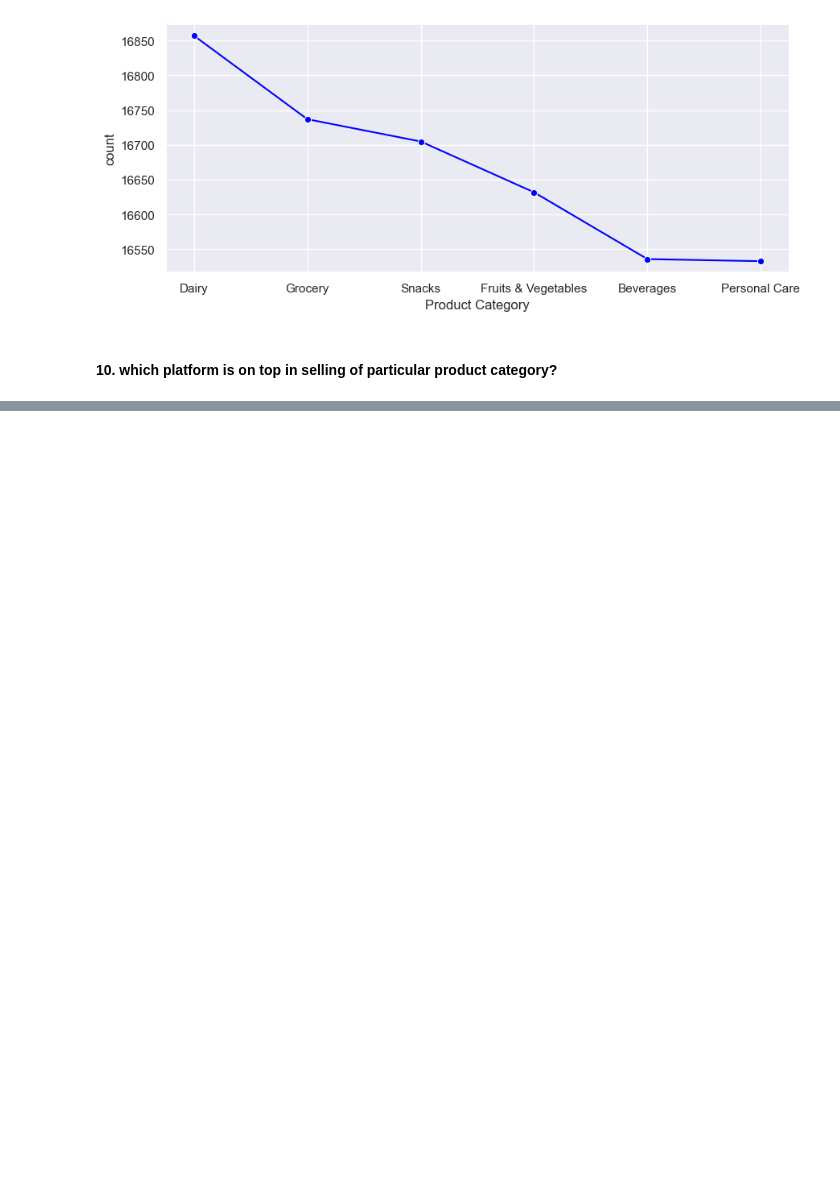
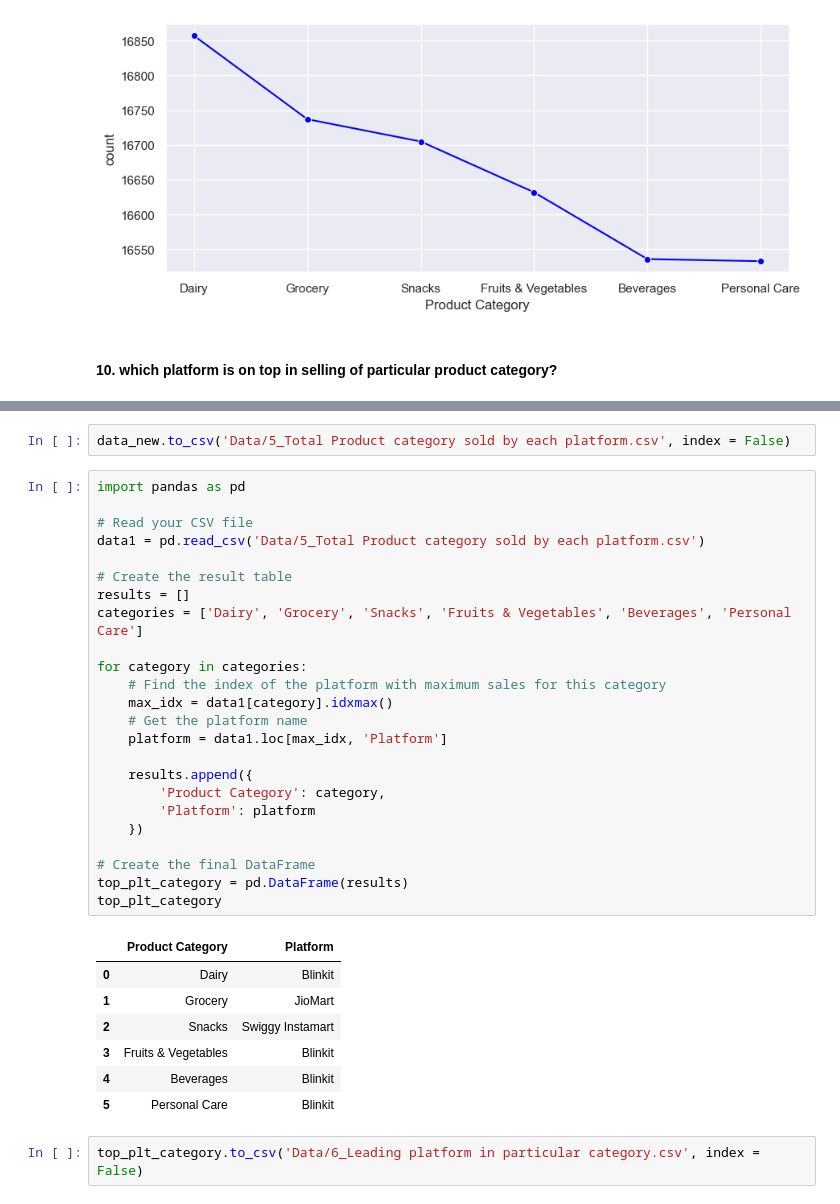
Before and after one commit to Hetvi48/E-commerce_sales_analysis, a Jupyter notebook: Visualisation.ipynb, the cells around one changed output, grey strips where cells are left out. Drawn from its saved outputs; the diff is of its cells as text; blank space fills up the shorter version.

```diff
--- a/Visualisation.ipynb
+++ b/Visualisation.ipynb
@@ -220,0 +333,36 @@ plt.show()
+# %%
+data_new.to_csv('Data/5_Total Product category sold by each platform.csv', index = False)
+# %%
+import pandas as pd
+
+# Read your CSV file
+data1 = pd.read_csv('Data/5_Total Product category sold by each platform.csv')
+
+# Create the result table
+results = []
+categories = ['Dairy', 'Grocery', 'Snacks', 'Fruits & Vegetables', 'Beverages', 'Personal Care']
+
+for category in categories:
+    # Find the index of the platform with maximum sales for this category
+    max_idx = data1[category].idxmax()
+    # Get the platform name
+    platform = data1.loc[max_idx, 'Platform']
+
+    results.append({
+        'Product Category': category,
+        'Platform': platform
+    })
+
+# Create the final DataFrame
+top_plt_category = pd.DataFrame(results)
+top_plt_category
+# %% [output]
+|  | Product Category | Platform |
+| 0 | Dairy | Blinkit |
+| 1 | Grocery | JioMart |
+| 2 | Snacks | Swiggy Instamart |
+| 3 | Fruits & Vegetables | Blinkit |
+| 4 | Beverages | Blinkit |
+| 5 | Personal Care | Blinkit |
+# %%
+top_plt_category.to_csv('Data/6_Leading platform in particular category.csv', index = False)
```
Also changed, not shown: parts of 19 cells of this notebook, 2 other files.
